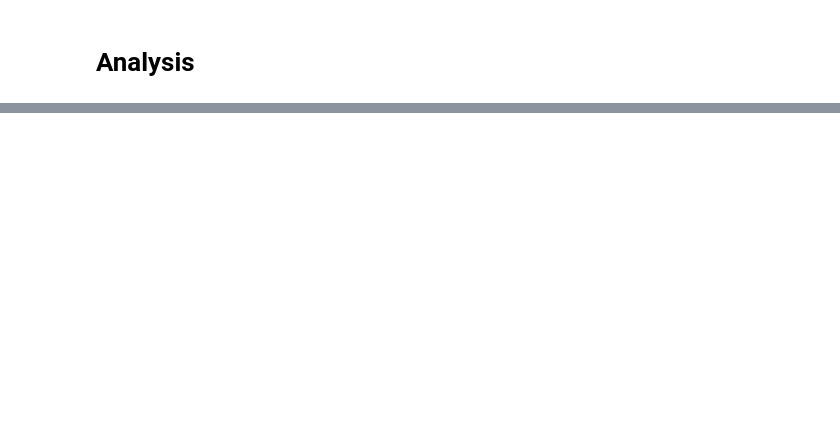
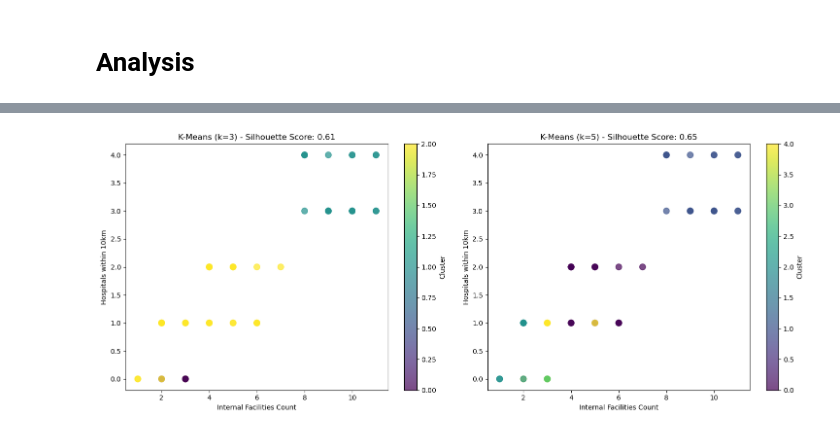
Before and after one commit to keith-17/Data-Projects, a Jupyter notebook: research_center_assignment/EDA_and_Model.ipynb, the cells around one changed output, grey strips where cells are left out. Cells and saved outputs as stored; diff of their text form; code cells hidden in the pictures; blank space fills up the shorter version.

```diff
--- a/research_center_assignment/EDA_and_Model.ipynb
+++ b/research_center_assignment/EDA_and_Model.ipynb
@@ -783,0 +993,40 @@ plt.show()
+# %%
+fig, axes = plt.subplots(1, 2, figsize=(15, 6))
+
+# K=3 model (from df_kmeans)
+scatter1 = axes[0].scatter(
+    df_kmeans['internalFacilitiesCount'],
+    df_kmeans['hospitals_10km'],
+    c=df_kmeans['cluster'],
+    cmap='viridis',
+    alpha=0.7,
+    s=80
+)
+axes[0].set_title('K-Means (k=3) - Silhouette Score: 0.61')
+axes[0].set_xlabel('Internal Facilities Count')
+axes[0].set_ylabel('Hospitals within 10km')
+plt.colorbar(scatter1, ax=axes[0], label='Cluster')
+
+# K=5 model (re-run with k=5)
+X_processed_5 = experiments[mvp_exp].fit_transform(df)
+kmeans_5 = KMeans(n_clusters=5, random_state=42, n_init=10)
+df_kmeans_5 = df.copy()
+df_kmeans_5['cluster'] = kmeans_5.fit_predict(X_processed_5)
+
+scatter2 = axes[1].scatter(
+    df_kmeans_5['internalFacilitiesCount'],
+    df_kmeans_5['hospitals_10km'],
+    c=df_kmeans_5['cluster'],
+    cmap='viridis',
+    alpha=0.7,
+    s=80
+)
+axes[1].set_title('K-Means (k=5) - Silhouette Score: 0.65')
+axes[1].set_xlabel('Internal Facilities Count')
+axes[1].set_ylabel('Hospitals within 10km')
+plt.colorbar(scatter2, ax=axes[1], label='Cluster')
+
+plt.tight_layout()
+plt.show()
+# %% [output]
+[figure, added]
```
Also changed, not shown: parts of 49 cells of this notebook.
